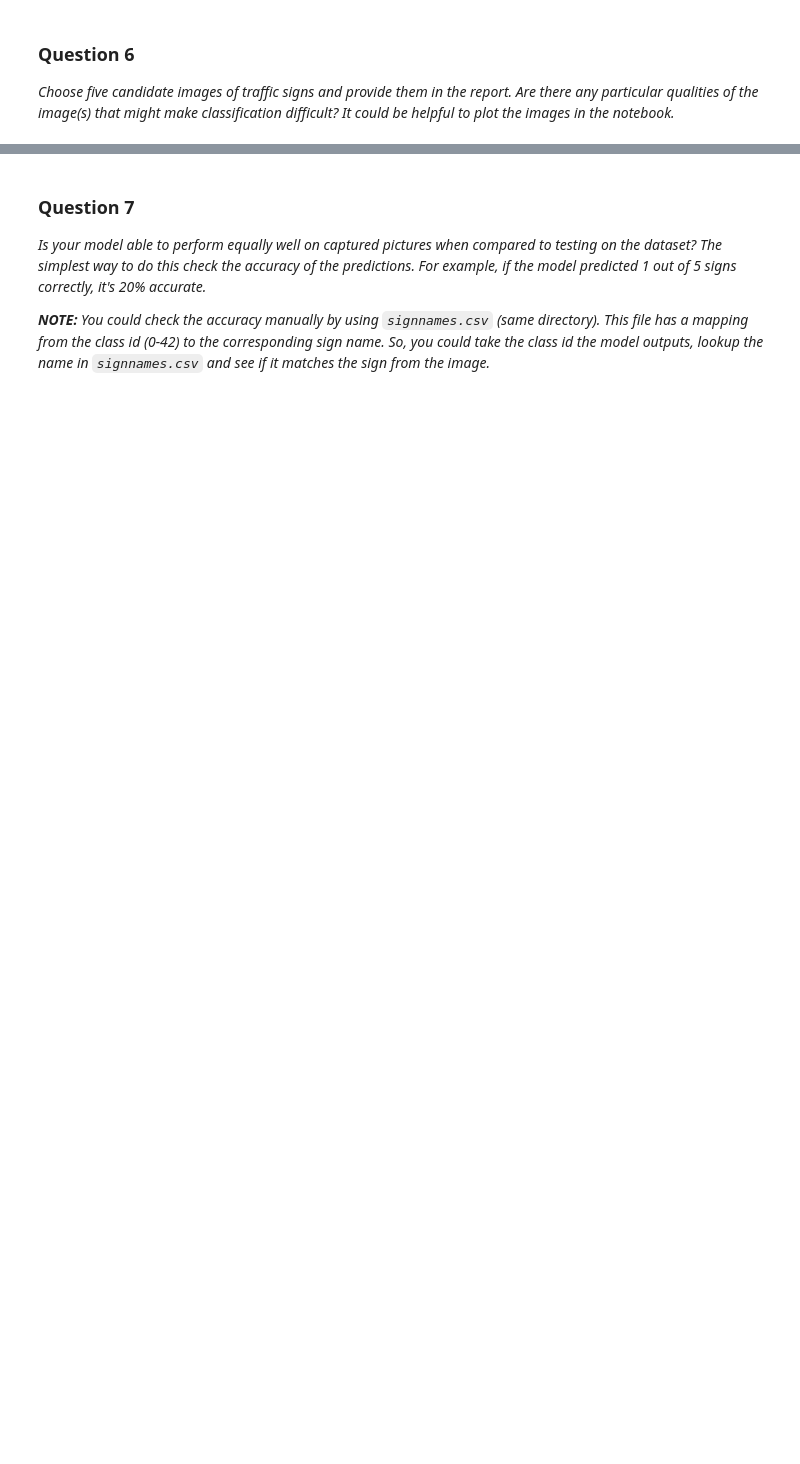
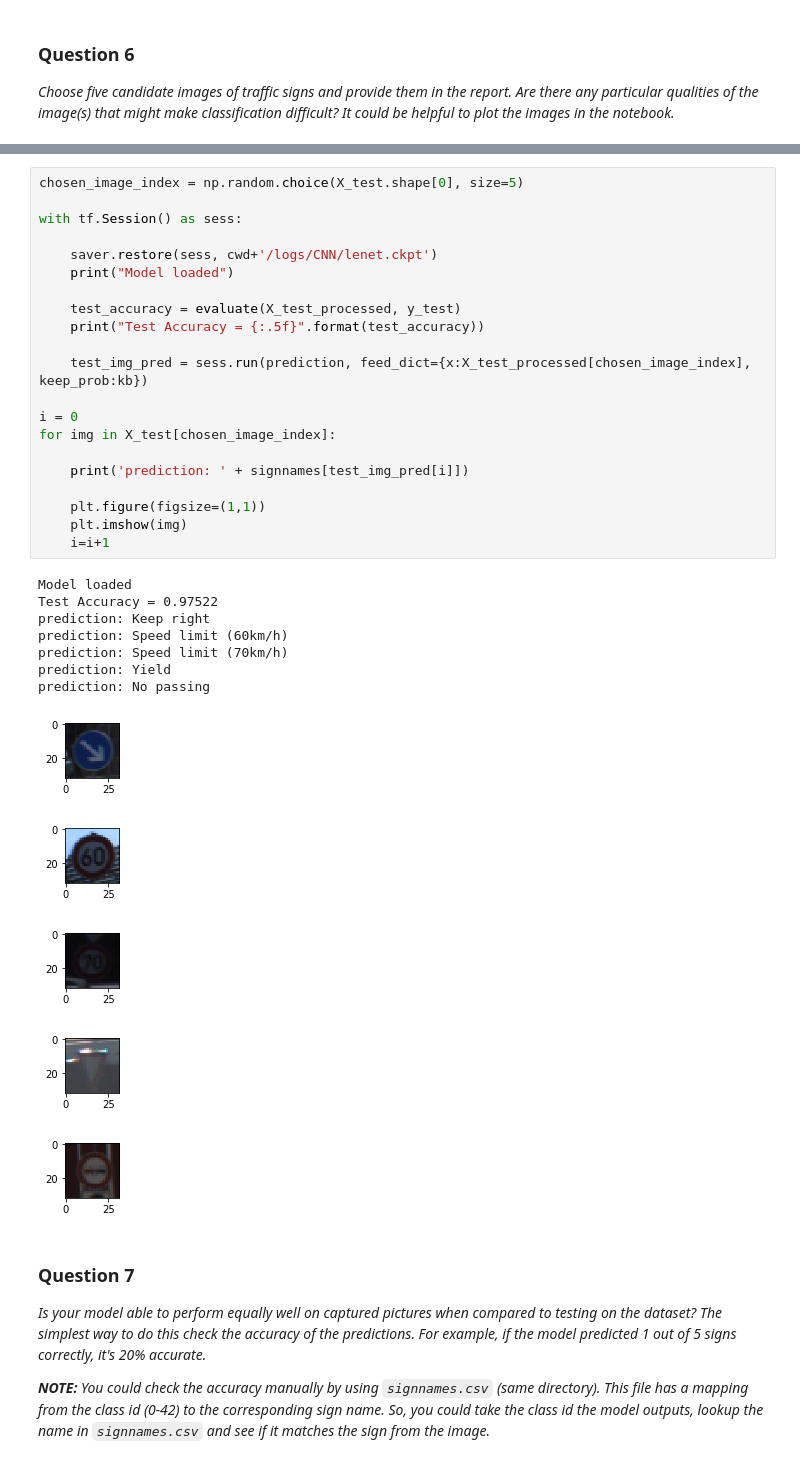
Before and after one commit to chilisy/CarND-Traffic-Sign-Classifier-Project, a Jupyter notebook: Traffic_Sign_Classifier.ipynb, the cells around one changed output, grey strips where cells are left out. Saved outputs shown, nothing was run; the diff lists cells and outputs as text; blank space fills up the shorter version.

```diff
--- a/Traffic_Sign_Classifier.ipynb
+++ b/Traffic_Sign_Classifier.ipynb
@@ -695,3 +762,37 @@ test24.jpg: Children crossing
+# %%
+chosen_image_index = np.random.choice(X_test.shape[0], size=5)
+
+with tf.Session() as sess:
+
+    saver.restore(sess, cwd+'/logs/CNN/lenet.ckpt')
+    print("Model loaded")
+
+    test_accuracy = evaluate(X_test_processed, y_test)
+    print("Test Accuracy = {:.5f}".format(test_accuracy))
+
+    test_img_pred = sess.run(prediction, feed_dict={x:X_test_processed[chosen_image_index], keep_prob:kb})
+
+i = 0
+for img in X_test[chosen_image_index]:
+
+    print('prediction: ' + signnames[test_img_pred[i]])
+
+    plt.figure(figsize=(1,1))
+    plt.imshow(img)
+    i=i+1
+# %% [output]
+Model loaded
+Test Accuracy = 0.97522
+prediction: Keep right
+prediction: Speed limit (60km/h)
+prediction: Speed limit (70km/h)
+prediction: Yield
+prediction: No passing
+[figure, added]
+[figure, added]
+[figure, added]
+[figure, added]
+[figure, added]
 # %% [markdown]
 ### Question 7
 
```
Also changed, not shown: parts of 17 cells of this notebook, 11 other files.
